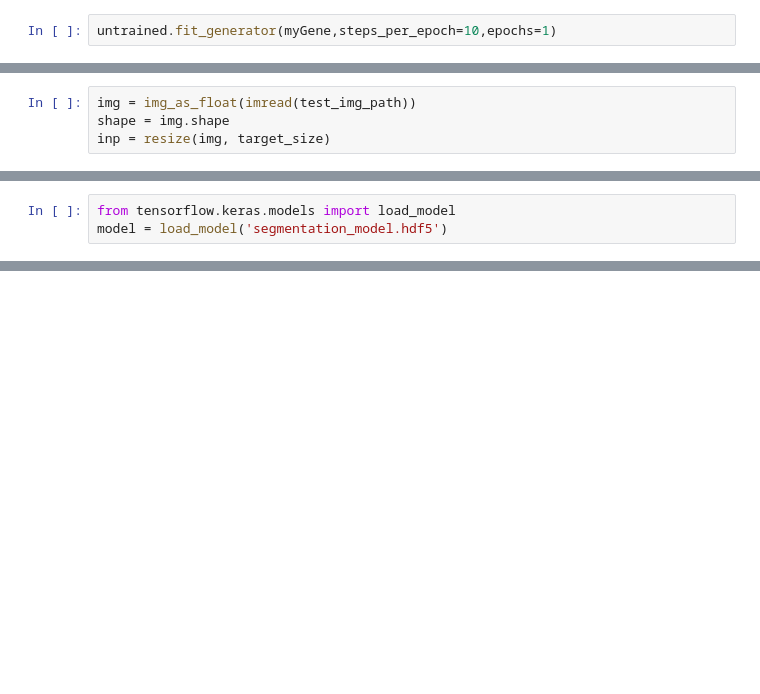
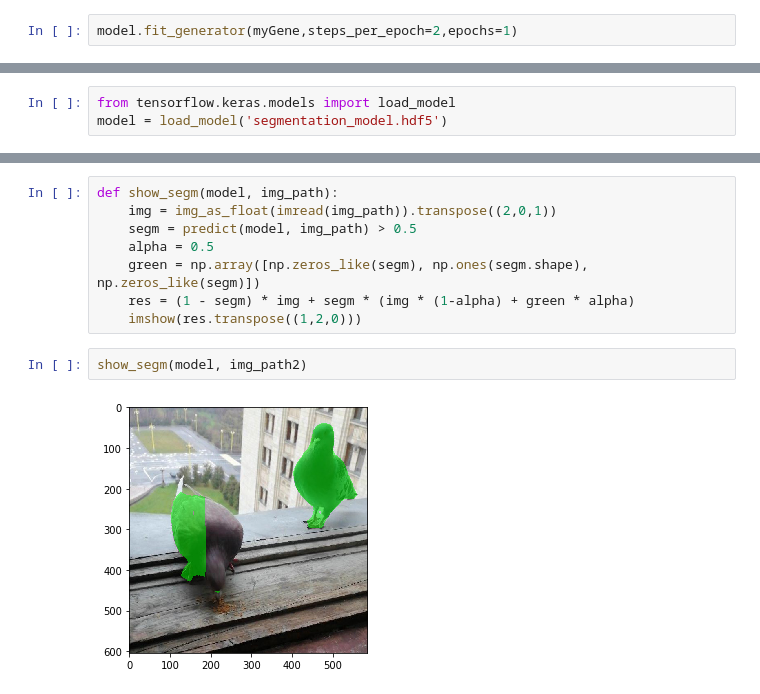
Before and after one commit to lyukov/computer_vision_intro, a Jupyter notebook: 10-BirdsSegmentation/birds-segmentation.ipynb, the cells around one changed output, grey strips where cells are left out. Drawn from its saved outputs; the diff is of its cells as text; blank space fills up the shorter version.

```diff
--- a/10-BirdsSegmentation/birds-segmentation.ipynb
+++ b/10-BirdsSegmentation/birds-segmentation.ipynb
@@ -171,4 +247,4 @@ model_checkpoint = ModelCheckpoint('unet.hdf5', monitor='loss',verbose=1, save_b
 # %%
-untrained.fit_generator(myGene,steps_per_epoch=10,epochs=1)
+model.fit_generator(myGene,steps_per_epoch=2,epochs=1)
 # %% [output]
 Epoch 1/1
@@ -196,7 +274,3 @@ def predict(model, img_path):
 img_path0 = 'public_tests/00_test_val_input/test/images/001.Black_footed_Albatross/Black_Footed_Albatross_0001_796111.jpg'
 img_path1 = 'public_tests/00_test_val_input/test/images/009.Brewer_Blackbird/Brewer_Blackbird_0046_2688.jpg'
 img_path2 = 'photo_2019-12-01_19-30-14.jpg'
-# %%
-img = img_as_float(imread(test_img_path))
-shape = img.shape
-inp = resize(img, target_size)
@@ -222,0 +295,12 @@ imshow(predict(untrained, img_path1) > 0.37)
+# %%
+def show_segm(model, img_path):
+    img = img_as_float(imread(img_path)).transpose((2,0,1))
+    segm = predict(model, img_path) > 0.5
+    alpha = 0.5
+    green = np.array([np.zeros_like(segm), np.ones(segm.shape), np.zeros_like(segm)])
+    res = (1 - segm) * img + segm * (img * (1-alpha) + green * alpha)
+    imshow(res.transpose((1,2,0)))
+# %%
+show_segm(model, img_path2)
+# %% [output]
+[figure, added]
```
Also changed, not shown: parts of 19 cells of this notebook, 2 other files.
